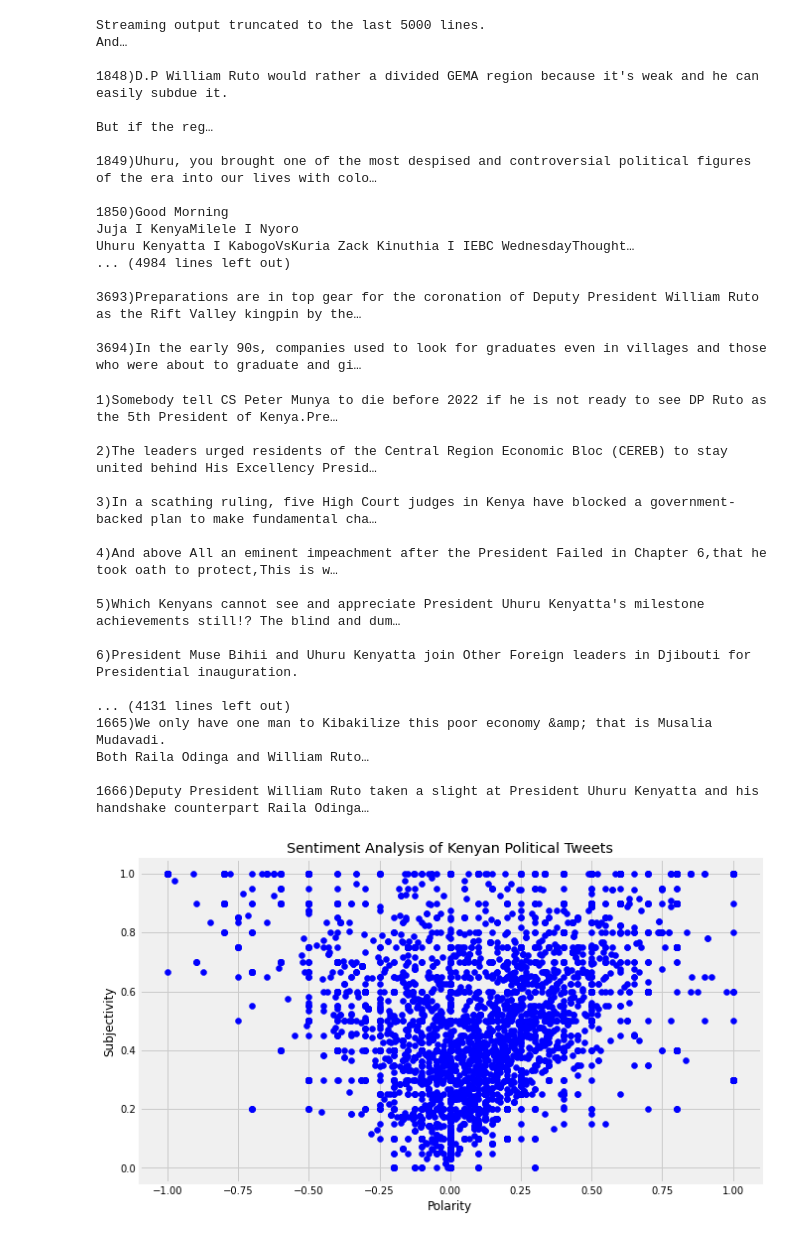
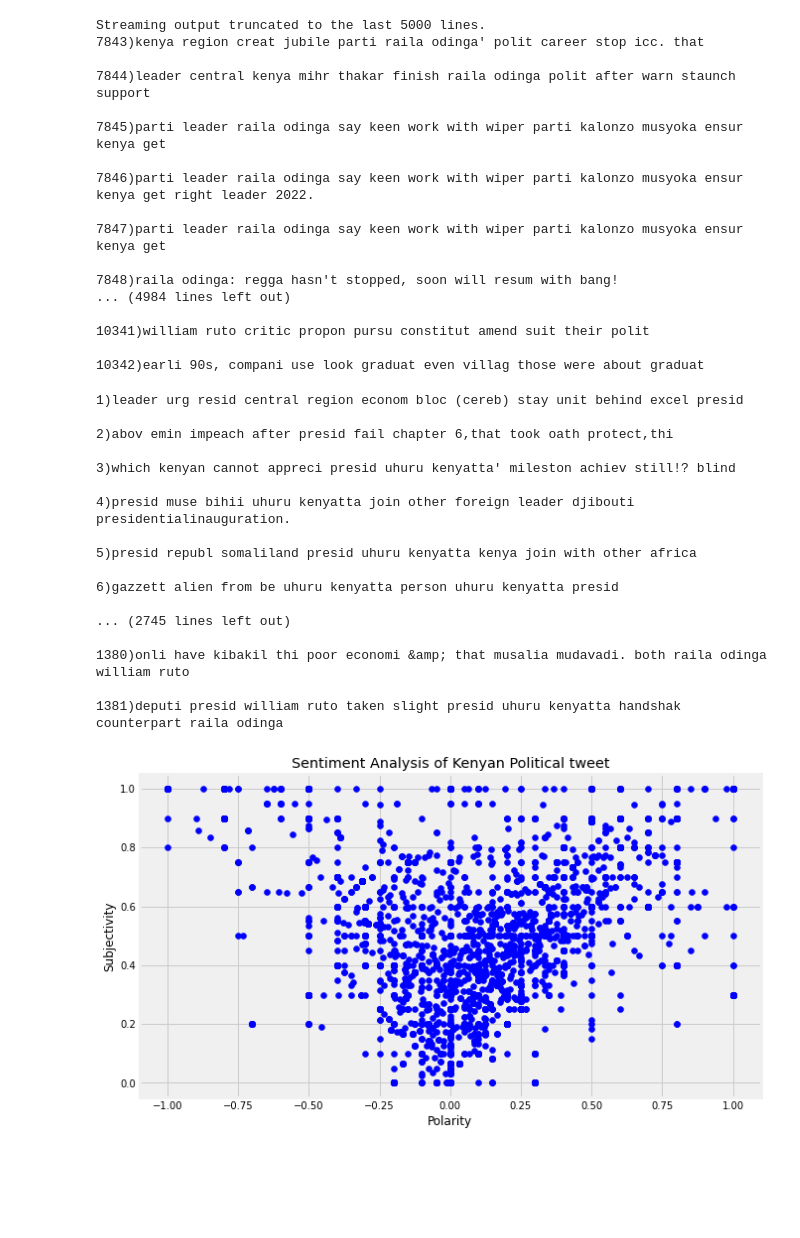
Before and after one commit to Atolwa/Sentiment-Analysis-of-Kenyan-Political-Tweets, a Jupyter notebook: TSAPT.ipynb, the cells around one changed output. Cells and saved outputs as stored; diff of their text form; code cells hidden in the pictures; blank space fills up the shorter version.

```diff
--- a/TSAPT.ipynb
+++ b/TSAPT.ipynb
@@ -80,8 +185,8 @@ def getPolarity(text):
   return TextBlob(text).sentiment. polarity
 
 #Create two new columns
-tweetsDF['Subjectivity'] =tweetsDF['Tweets'].apply(getSubjectivity)
-tweetsDF['Polarity'] =tweetsDF['Tweets'].apply(getPolarity)
+tweetsDF['Subjectivity'] =tweetsDF['tweet'].apply(getSubjectivity)
+tweetsDF['Polarity'] =tweetsDF['tweet'].apply(getPolarity)
 
 
 #show the new datframe with the new columns
@@ -114,11 +219,10 @@ plt.show()
 #Create a function to compute the negative, positive and neutral analysis
 def getAnalysis(score):
   if score <0:
-    return 'Negative'
-  elif score ==0:
-    return 'Neutral'
+    return 'neg'
+
   else:
-    return 'Positive'
+    return 'pos'
 tweetsDF['Analysis'] = tweetsDF['Polarity'].apply(getAnalysis)
 #show dataframe
 tweetsDF
@@ -141,66 +267,66 @@ tweetsDF
 j=1
 sortedDF=tweetsDF.sort_values(by=['Polarity'])
 for i in range(0, sortedDF.shape[0]):
-  if(sortedDF['Analysis'][i]== 'Positive'):
-    print(str(j)+')'+sortedDF['Tweets'][i])
+  if(sortedDF['Analysis'][i]== 'pos'):
+    print(str(j)+')'+sortedDF['tweet'][i])
     print()
     j= j+1
 # %% [output]
 Streaming output truncated to the last 5000 lines.
-And…
+7843)kenya region creat jubile parti raila odinga' polit career stop icc. that
 
-1848)D.P William Ruto would rather a divided GEMA region because it's weak and he can easily subdue it.
+7844)leader central kenya mihr thakar finish raila odinga polit after warn staunch support
 
-But if the reg…
+7845)parti leader raila odinga say keen work with wiper parti kalonzo musyoka ensur kenya get
 
-1849)Uhuru, you brought one of the most despised and controversial political figures of the era into our lives with colo…
+7846)parti leader raila odinga say keen work with wiper parti kalonzo musyoka ensur kenya get right leader 2022.
 
-1850)Good Morning
-Juja I KenyaMilele I Nyoro
-Uhuru Kenyatta I KabogoVsKuria Zack Kinuthia I IEBC WednesdayThought…
+7847)parti leader raila odinga say keen work with wiper parti kalonzo musyoka ensur kenya get
+
+7848)raila odinga: regga hasn't stopped, soon will resum with bang!
 ... (4984 lines left out)
 
-3693)Preparations are in top gear for the coronation of Deputy President William Ruto as the Rift Valley kingpin by the…
+10341)william ruto critic propon pursu constitut amend suit their polit
 
-3694)In the early 90s, companies used to look for graduates even in villages and those who were about to graduate and gi…
+10342)earli 90s, compani use look graduat even villag those were about graduat
 # %%
 #print the negative tweets
 j=1
 sortedDF=tweetsDF.sort_values(by=['Polarity'],ascending='False')
 for i in range(0, sortedDF.shape[0]):
-  if(sortedDF['Analysis'][i]== 'Negative'):
-    print(str(j)+')'+sortedDF['Tweets'][i])
+  if(sortedDF['Analysis'][i]== 'neg'):
+    print(str(j)+')'+sortedDF['tweet'][i])
     print()
     j= j+1
 # %% [output]
-1)Somebody tell CS Peter Munya to die before 2022 if he is not ready to see DP Ruto as the 5th President of Kenya.Pre…
+1)leader urg resid central region econom bloc (cereb) stay unit behind excel presid
 
-2)The leaders urged residents of the Central Region Economic Bloc (CEREB) to stay united behind His Excellency Presid…
+2)abov emin impeach after presid fail chapter 6,that took oath protect,thi
 
-3)In a scathing ruling, five High Court judges in Kenya have blocked a government-backed plan to make fundamental cha…
+3)which kenyan cannot appreci presid uhuru kenyatta' mileston achiev still!? blind
 
-4)And above All an eminent impeachment after the President Failed in Chapter 6,that he took oath to protect,This is w…
+4)presid muse bihii uhuru kenyatta join other foreign leader djibouti presidentialinauguration.
 
-5)Which Kenyans cannot see and appreciate President Uhuru Kenyatta's milestone achievements still!? The blind and dum…
+5)presid republ somaliland presid uhuru kenyatta kenya join with other africa
 
-6)President Muse Bihii and Uhuru Kenyatta join Other Foreign leaders in Djibouti for Presidential inauguration.
+6)gazzett alien from be uhuru kenyatta person uhuru kenyatta presid
 
-... (4131 lines left out)
-1665)We only have one man to Kibakilize this poor economy &amp; that is Musalia Mudavadi.
-Both Raila Odinga and William Ruto…
+... (2745 lines left out)
 
-1666)Deputy President William Ruto taken a slight at President Uhuru Kenyatta and his handshake counterpart Raila Odinga…
+1380)onli have kibakil thi poor economi &amp; that musalia mudavadi. both raila odinga william ruto
+
+1381)deputi presid william ruto taken slight presid uhuru kenyatta handshak counterpart raila odinga
 # %%
 #plot the polarity and subjectivity
 plt.figure(figsize=(10,6))
 for i in range(0,tweetsDF.shape[0]):
   plt.scatter(tweetsDF['Polarity'][i],tweetsDF['Subjectivity'][i],color='Blue')
 
-plt.title('Sentiment Analysis of Kenyan Political Tweets')
+plt.title('Sentiment Analysis of Kenyan Political tweet')
 plt.xlabel('Polarity')
 plt.ylabel('Subjectivity')
 plt.show()
 # %% [output]
-[figure, old version]
+[figure, new version]
 # %%
 #get the percentage positive tweets
```
Also changed, not shown: parts of 34 cells of this notebook.
